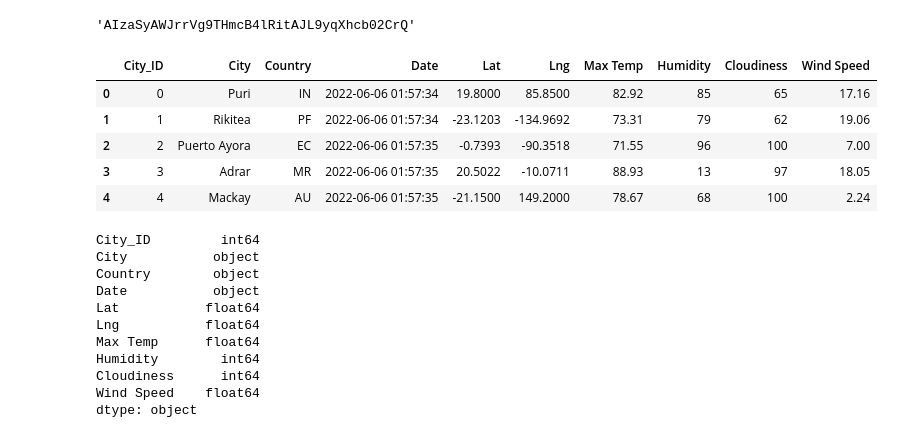
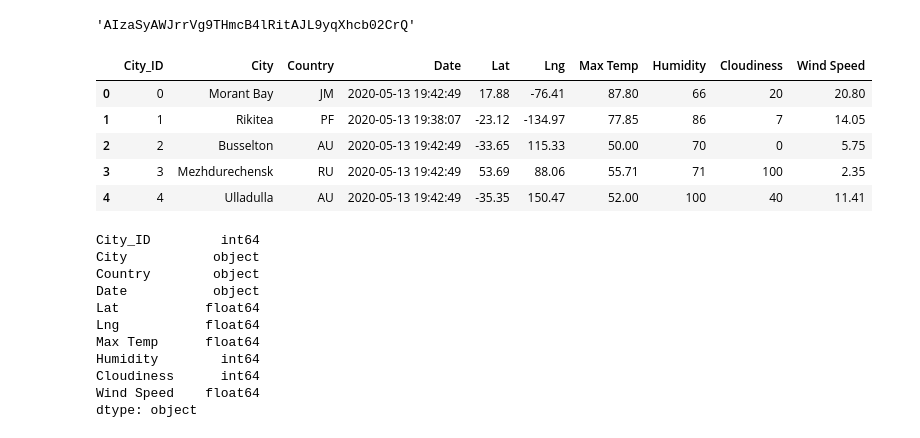
Before and after one commit to DarrenGLDad/World_Weather_Analysis, a Jupyter notebook: VacationPy.ipynb, the cells around one changed output. Cells and saved outputs as stored; diff of their text form; code cells hidden in the pictures.

```diff
--- a/VacationPy.ipynb
+++ b/VacationPy.ipynb
@@ -12,15 +12,15 @@ from IPython.display import display
 'AIzaSyAWJrrVg9THmcB4lRitAJL9yqXhcb02CrQ'
 # %%
 # Store the CSV you saved created in part one into a DataFrame.
-city_data_df = pd.read_csv("weather_data/cities.csv")
+city_data_df = pd.read_csv("weather_data/clean_cities.csv")
 city_data_df.head()
 # %% [output]
 |  | City_ID | City | Country | Date | Lat | Lng | Max Temp | Humidity | Cloudiness | Wind Speed |
-| 0 | 0 | Puri | IN | 2022-06-06 01:57:34 | 19.8000 | 85.8500 | 82.92 | 85 | 65 | 17.16 |
-| 1 | 1 | Rikitea | PF | 2022-06-06 01:57:34 | -23.1203 | -134.9692 | 73.31 | 79 | 62 | 19.06 |
-| 2 | 2 | Puerto Ayora | EC | 2022-06-06 01:57:35 | -0.7393 | -90.3518 | 71.55 | 96 | 100 | 7.00 |
-| 3 | 3 | Adrar | MR | 2022-06-06 01:57:35 | 20.5022 | -10.0711 | 88.93 | 13 | 97 | 18.05 |
-| 4 | 4 | Mackay | AU | 2022-06-06 01:57:35 | -21.1500 | 149.2000 | 78.67 | 68 | 100 | 2.24 |
+| 0 | 0 | Morant Bay | JM | 2020-05-13 19:42:49 | 17.88 | -76.41 | 87.80 | 66 | 20 | 20.80 |
+| 1 | 1 | Rikitea | PF | 2020-05-13 19:38:07 | -23.12 | -134.97 | 77.85 | 86 | 7 | 14.05 |
+| 2 | 2 | Busselton | AU | 2020-05-13 19:42:49 | -33.65 | 115.33 | 50.00 | 70 | 0 | 5.75 |
+| 3 | 3 | Mezhdurechensk | RU | 2020-05-13 19:42:49 | 53.69 | 88.06 | 55.71 | 71 | 100 | 2.35 |
+| 4 | 4 | Ulladulla | AU | 2020-05-13 19:42:49 | -35.35 | 150.47 | 52.00 | 100 | 40 | 11.41 |
 # %%
 # Confirm the data types for the data columns are integers or floating-point decimal numbers.
 city_data_df.dtypes
```
Also changed, not shown: parts of 10 cells of this notebook, 2 other files.
